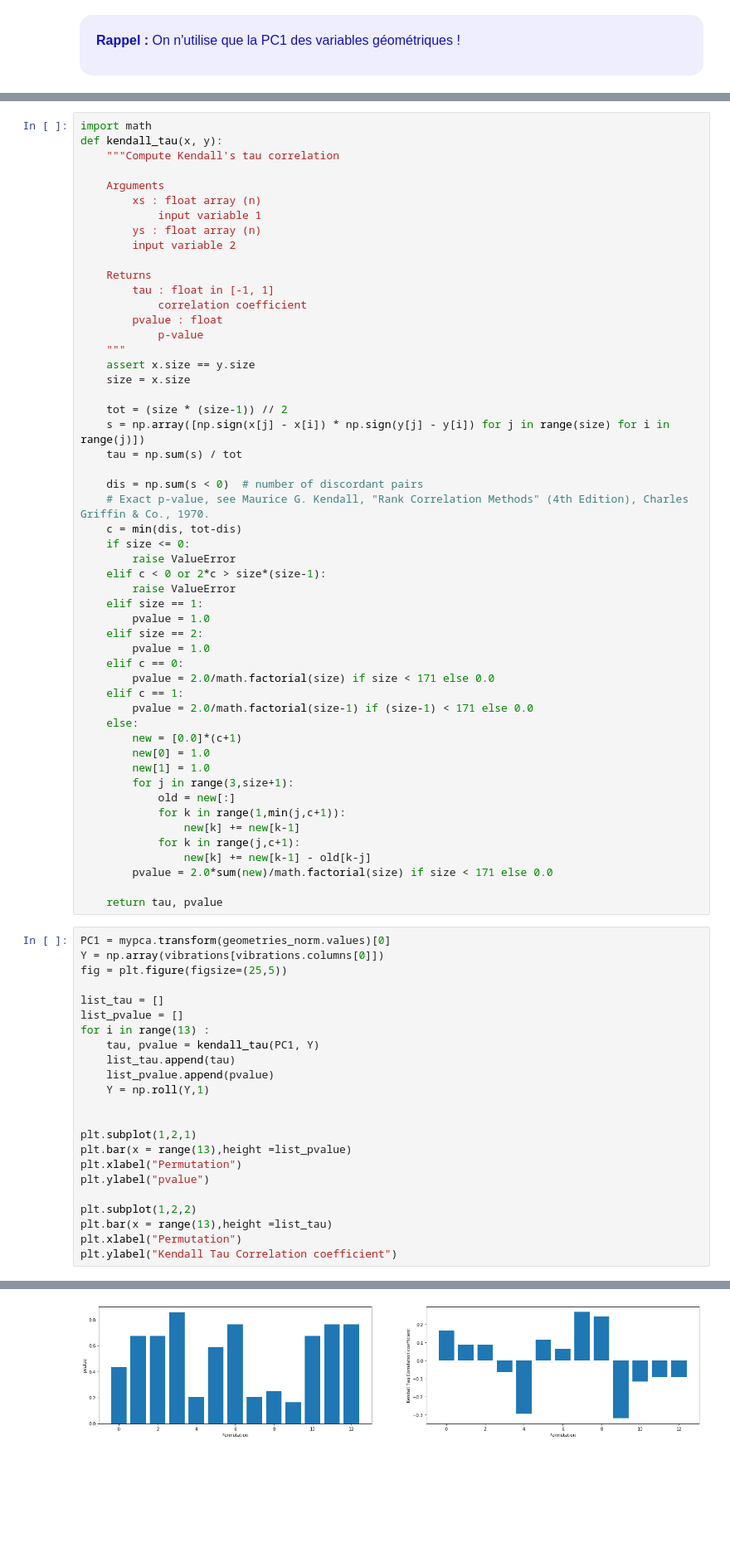
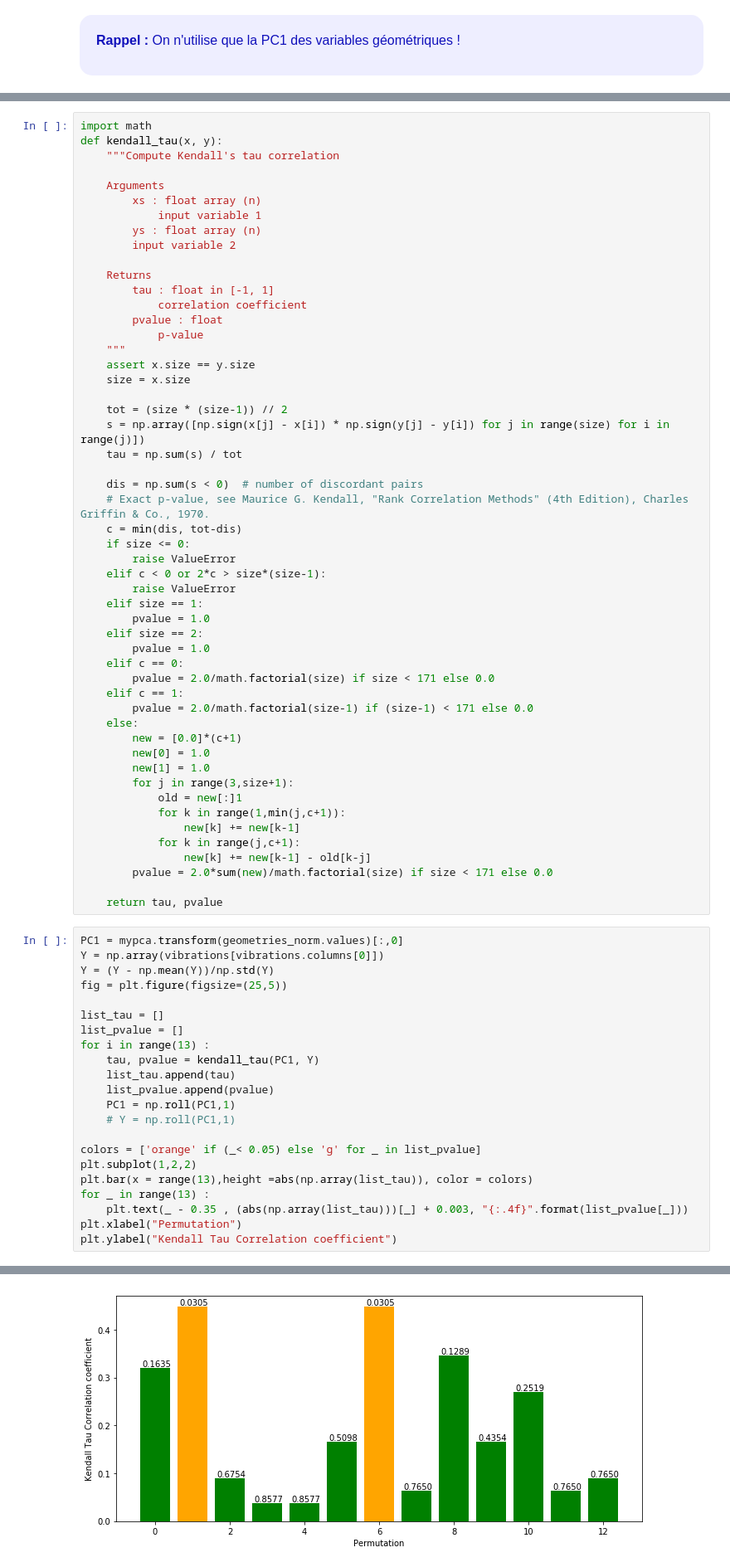
Before and after one commit to Davidson-Lova/TD_stats, a Jupyter notebook: TD4/TD4.ipynb, the cells around one changed output, grey strips where cells are left out. Shown: that part at 83% size. Saved outputs shown, nothing was run; the diff lists cells and outputs as text; blank space fills up the shorter version.

```diff
--- a/TD4/TD4.ipynb
+++ b/TD4/TD4.ipynb
@@ -284,7 +286,7 @@ def kendall_tau(x, y):
         new[0] = 1.0
         new[1] = 1.0
         for j in range(3,size+1):
-            old = new[:]
+            old = new[:]1
             for k in range(1,min(j,c+1)):
                 new[k] += new[k-1]
             for k in range(j,c+1):
@@ -293,30 +295,29 @@ def kendall_tau(x, y):
 
     return tau, pvalue
 # %%
-PC1 = mypca.transform(geometries_norm.values)[0]
+PC1 = mypca.transform(geometries_norm.values)[:,0]
 Y = np.array(vibrations[vibrations.columns[0]])
+Y = (Y - np.mean(Y))/np.std(Y)
 fig = plt.figure(figsize=(25,5))
 
 list_tau = []
 list_pvalue = []
 for i in range(13) :
     tau, pvalue = kendall_tau(PC1, Y)
     list_tau.append(tau)
     list_pvalue.append(pvalue)
-    Y = np.roll(Y,1)
+    PC1 = np.roll(PC1,1)
+    # Y = np.roll(PC1,1)
 
-
-plt.subplot(1,2,1)
-plt.bar(x = range(13),height =list_pvalue)
-plt.xlabel("Permutation")
-plt.ylabel("pvalue")
-
+colors = ['orange' if (_< 0.05) else 'g' for _ in list_pvalue]
 plt.subplot(1,2,2)
-plt.bar(x = range(13),height =list_tau)
+plt.bar(x = range(13),height =abs(np.array(list_tau)), color = colors)
+for _ in range(13) :
+    plt.text(_ - 0.35 , (abs(np.array(list_tau)))[_] + 0.003, "{:.4f}".format(list_pvalue[_]))
 plt.xlabel("Permutation")
 plt.ylabel("Kendall Tau Correlation coefficient")
 # %% [output]
 Text(0,0.5,'Kendall Tau Correlation coefficient')
-[figure, old version]
+[figure, new version]
 # %% [markdown]
 ### 3.3 Quel est le décalage circulaire qui maximise la corrélation ? (il peut éventuellement en y avoir plusieurs) Peut-on en déduire l'aube anormale ?
```
Also changed, not shown: parts of 12 cells of this notebook.
